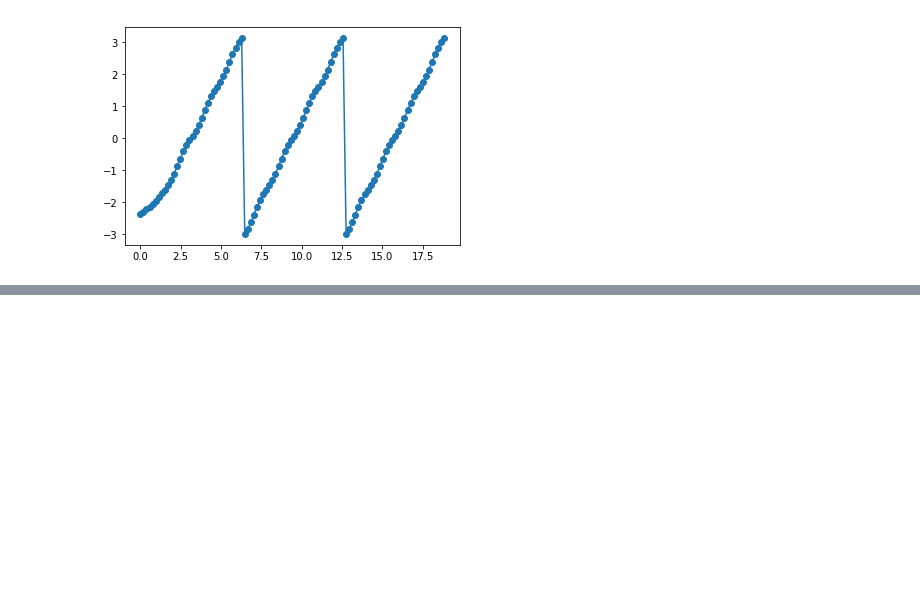
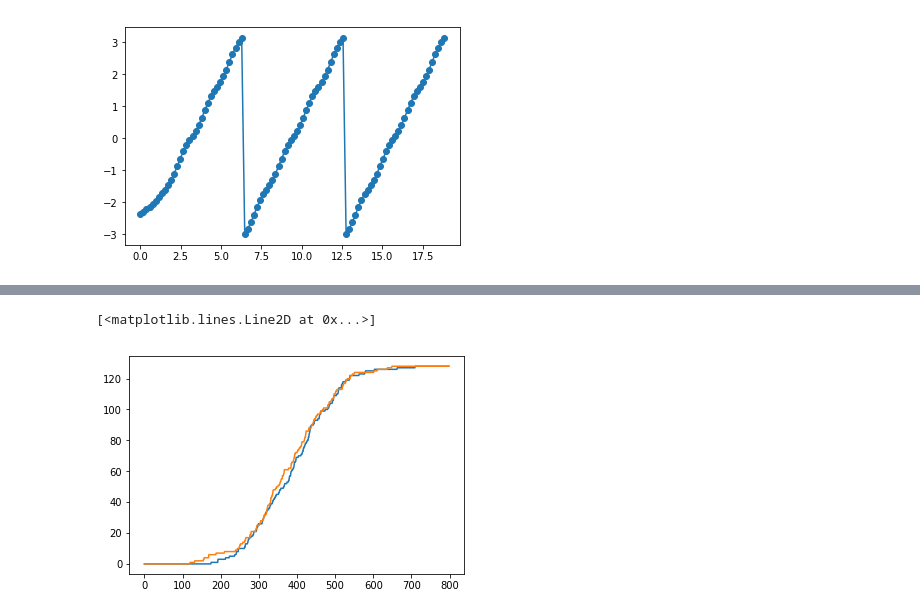
Before and after one commit to acidbourbon/lab_bench, a Jupyter notebook: workdir/jupyter/software_examples/sigproc_kit/gatemate_quadrature.ipynb, the cells around one changed output, grey strips where cells are left out. Saved outputs shown, nothing was run; the diff lists cells and outputs as text; code cells hidden in the pictures; blank space fills up the shorter version.

```diff
--- a/workdir/jupyter/software_examples/sigproc_kit/gatemate_quadrature.ipynb
+++ b/workdir/jupyter/software_examples/sigproc_kit/gatemate_quadrature.ipynb
@@ -44,0 +57,6 @@ plt.plot(t,np.arctan2(q,p))
+# %%
+plt.plot(np.cumsum(gauss1))
+plt.plot(np.cumsum(gauss2))
+# %% [output]
+[<matplotlib.lines.Line2D at 0x...>]
+[figure, added]
```
Also changed, not shown: parts of 4 cells of this notebook, 2 other files.
